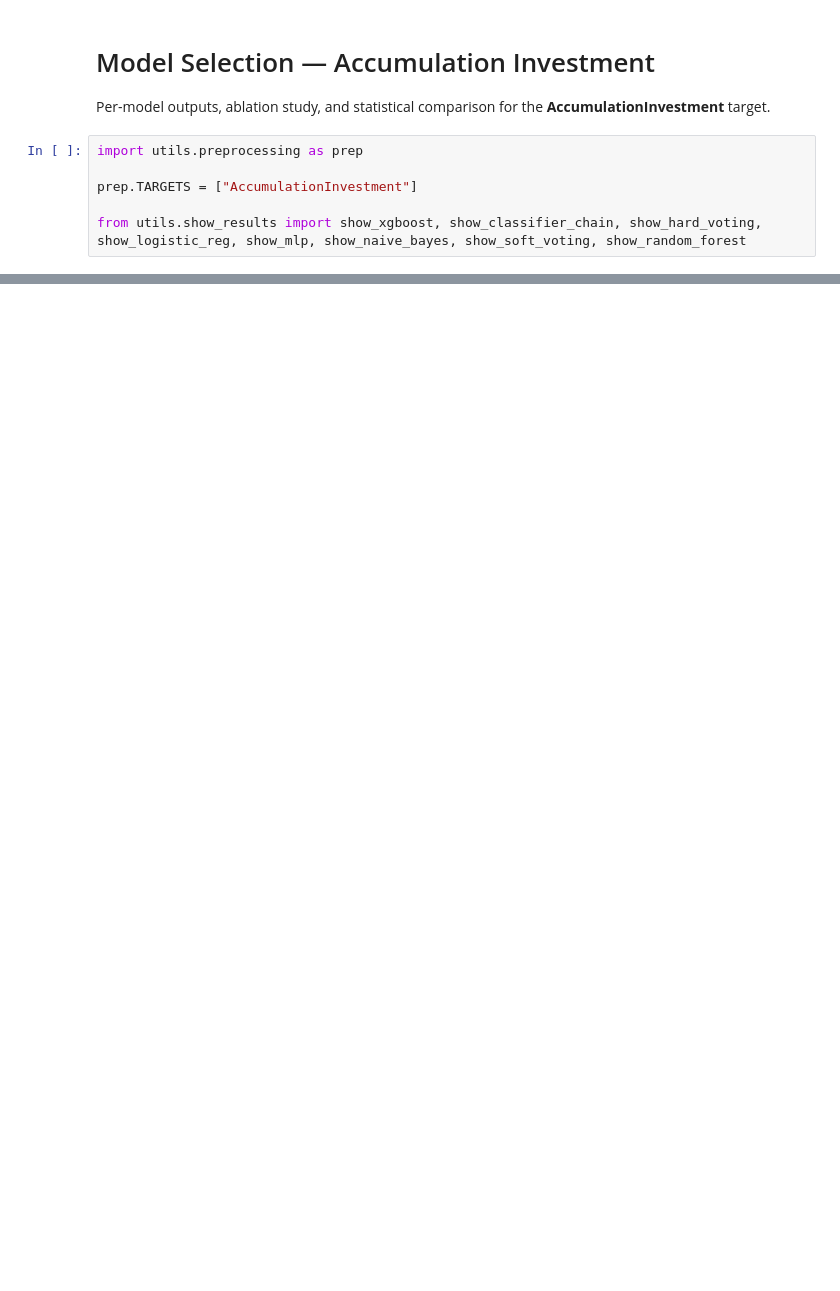
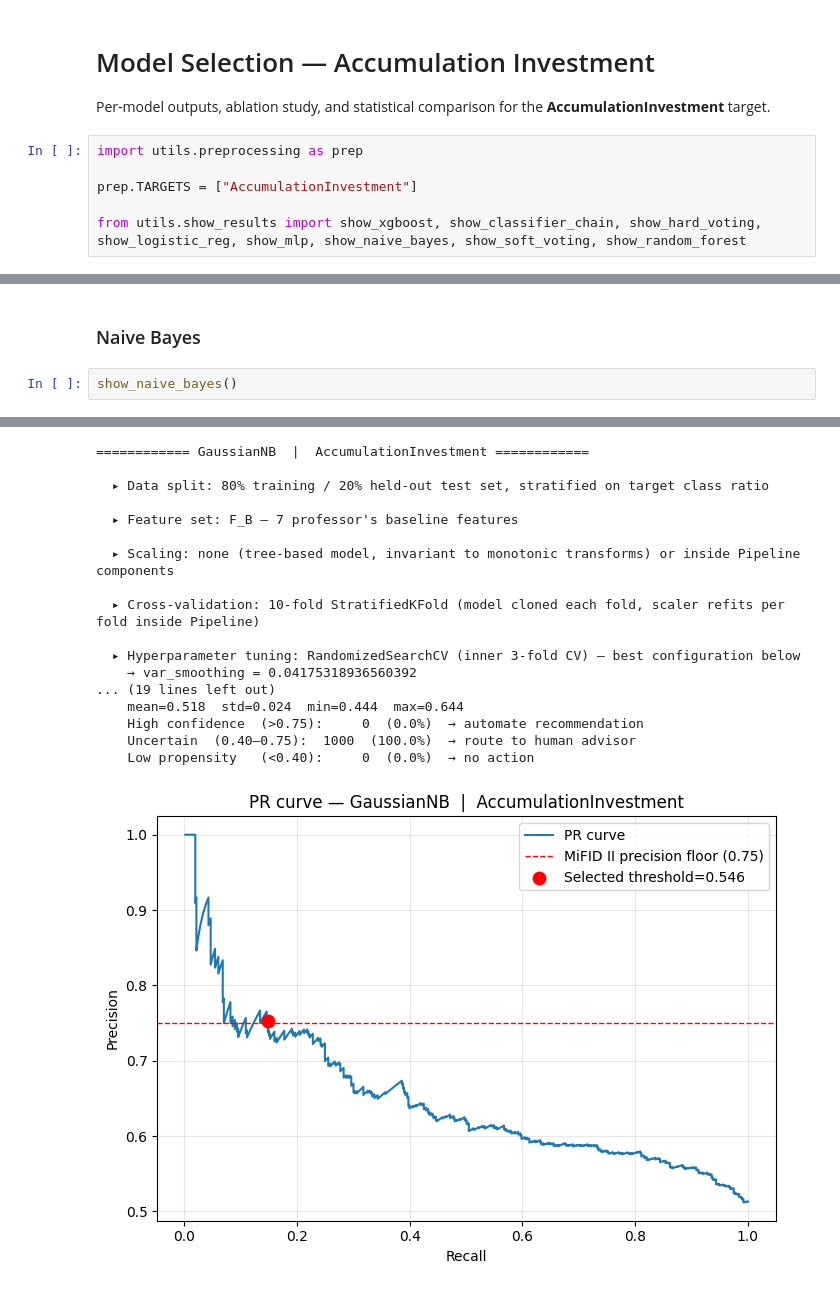
Before and after one commit to tommybaresi-creator/fintech-group-work, a Jupyter notebook: BusinessCase2/bestmodel_accumulation.ipynb, the cells around one changed output, grey strips where cells are left out. Saved outputs shown, nothing was run; the diff lists cells and outputs as text; blank space fills up the shorter version.

```diff
--- a/BusinessCase2/bestmodel_accumulation.ipynb
+++ b/BusinessCase2/bestmodel_accumulation.ipynb
@@ -10,0 +65,5 @@ from utils.show_results import show_xgboost, show_classifier_chain, show_hard_vo
+# %% [markdown]
+### Naive Bayes
+# %%
+show_naive_bayes()
+# %% [output]
@@ -10,0 +77,18 @@ from utils.show_results import show_xgboost, show_classifier_chain, show_hard_vo
+============ GaussianNB  |  AccumulationInvestment ============
+
+  ▸ Data split: 80% training / 20% held-out test set, stratified on target class ratio
+
+  ▸ Feature set: F_B — 7 professor's baseline features
+
+  ▸ Scaling: none (tree-based model, invariant to monotonic transforms) or inside Pipeline components
+
+  ▸ Cross-validation: 10-fold StratifiedKFold (model cloned each fold, scaler refits per fold inside Pipeline)
+
+  ▸ Hyperparameter tuning: RandomizedSearchCV (inner 3-fold CV) — best configuration below
+    → var_smoothing = 0.04175318936560392
+... (19 lines left out)
+    mean=0.518  std=0.024  min=0.444  max=0.644
+    High confidence  (>0.75):     0  (0.0%)  → automate recommendation
+    Uncertain  (0.40–0.75):  1000  (100.0%)  → route to human advisor
+    Low propensity   (<0.40):     0  (0.0%)  → no action
+[figure, added]
```
Also changed, not shown: parts of 25 cells of this notebook, 43 other files.
